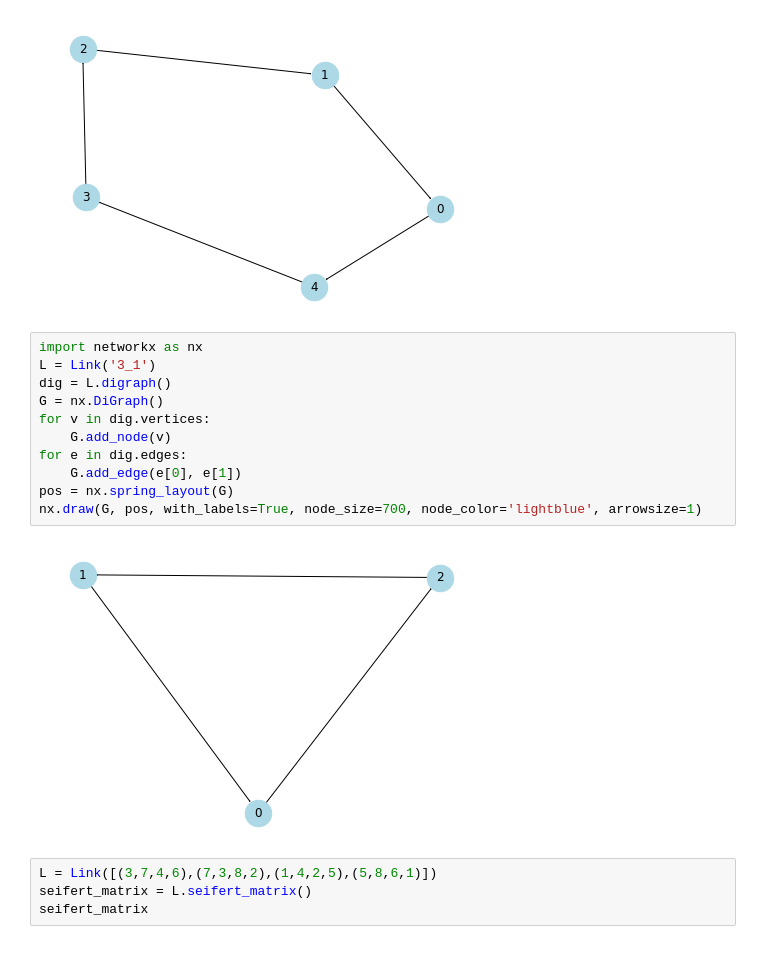
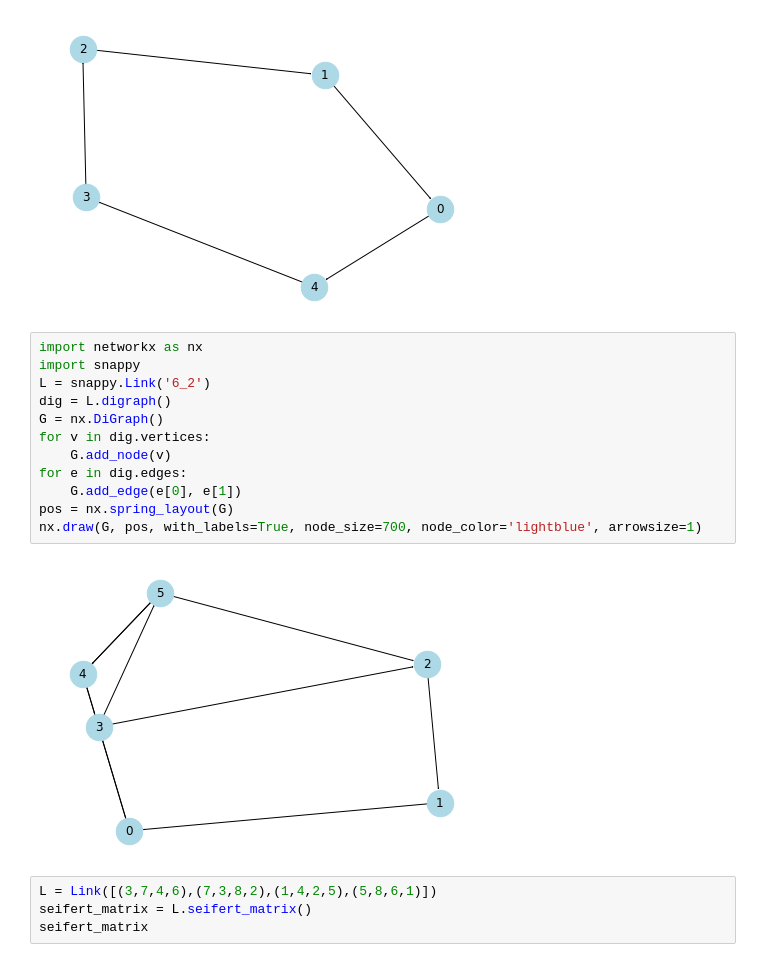
Before and after one commit to sadboyneedcodes/REU2024, a Jupyter notebook: sage_tests.ipynb, the cells around one changed output. Cells and saved outputs as stored; diff of their text form.

```diff
--- a/sage_tests.ipynb
+++ b/sage_tests.ipynb
@@ -142,17 +143,18 @@ graph_of_link(L_51M)
 [figure]
 # %%
 import networkx as nx
-L = Link('3_1')
+import snappy
+L = snappy.Link('6_2')
 dig = L.digraph()
 G = nx.DiGraph()
 for v in dig.vertices:
     G.add_node(v)
 for e in dig.edges:
     G.add_edge(e[0], e[1])
 pos = nx.spring_layout(G)
 nx.draw(G, pos, with_labels=True, node_size=700, node_color='lightblue', arrowsize=1)
 # %% [output]
-[figure, old version]
+[figure, new version]
 # %%
 L = Link([(3,7,4,6),(7,3,8,2),(1,4,2,5),(5,8,6,1)])
 seifert_matrix = L.seifert_matrix()
```
Also changed, not shown: parts of 6 cells of this notebook, 12 other files.
